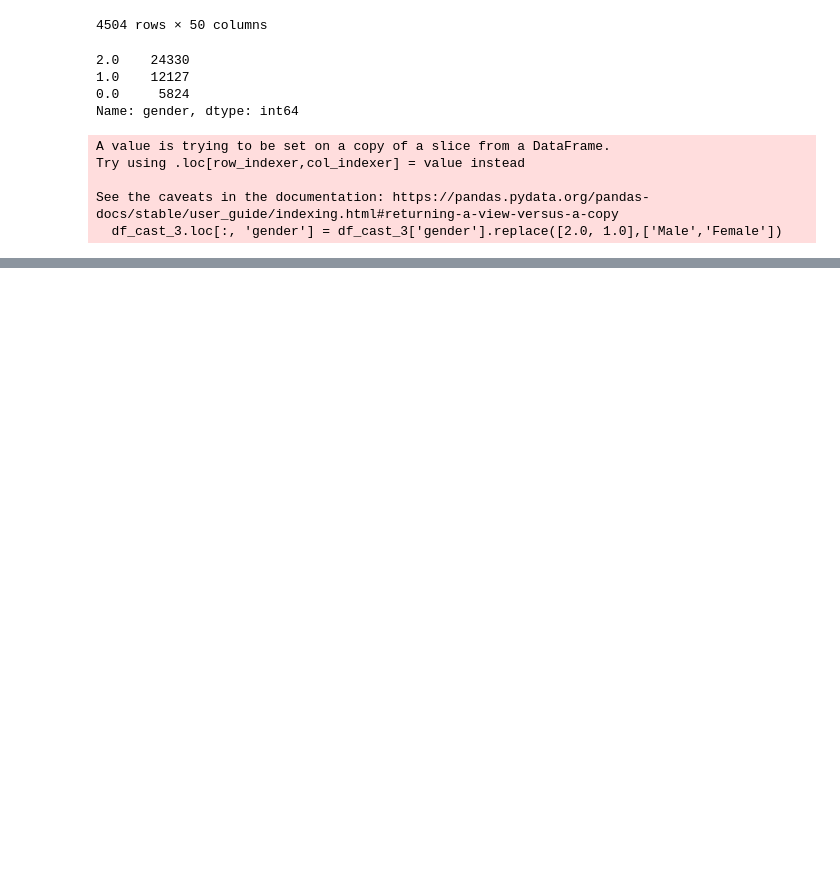
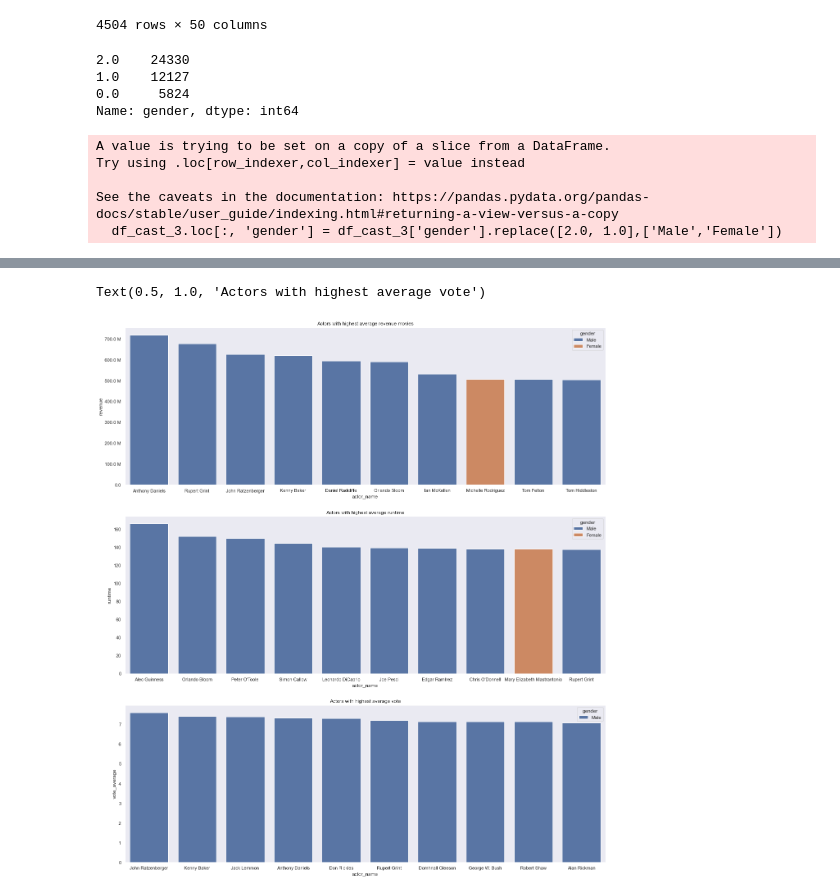
Before and after one commit to DanielHelps/TMDB-movies-analysis-and-predition, a Jupyter notebook: ratings.ipynb, the cells around one changed output, grey strips where cells are left out. Saved outputs shown, nothing was run; the diff lists cells and outputs as text; code cells hidden in the pictures; blank space fills up the shorter version.

```diff
--- a/ratings.ipynb
+++ b/ratings.ipynb
@@ -402,7 +404,7 @@ See the caveats in the documentation: https://pandas.pydata.org/pandas-docs/stab
   df_cast_3.loc[:, 'gender'] = df_cast_3['gender'].replace([2.0, 1.0],['Male','Female'])
 # %%
 cast_sum = df_cast_3.groupby(by='actor_name').agg({'revenue':'sum', 'gender':'first'})
-cast_avg = df_cast_3.groupby(by='actor_name').mean()
+cast_avg = df_cast_3.groupby(by='actor_name').agg({'revenue':'mean', 'runtime':'mean', 'vote_average':'mean','gender':'first'})
 # %%
 top_10_cast_sum = cast_sum.sort_values(by='revenue',ascending=False)[0:10]
 # %%
@@ -418,0 +434,21 @@ cast_avg
+# %%
+cast_avg_rev = cast_avg.sort_values(by='revenue',ascending=False)[0:10]
+cast_avg_runtime = cast_avg.sort_values(by='runtime',ascending=False)[0:10]
+cast_avg_vote = cast_avg.sort_values(by='vote_average',ascending=False)[0:10]
+
+fig, ax = plt.subplots(3,1, figsize=(21,24))
+
+sns.barplot(ax=ax[0], x=cast_avg_rev.index, y=cast_avg_rev['revenue'],hue=cast_avg_rev['gender'],dodge=False)
+ax[0].yaxis.set_major_formatter(fmt)
+ax[0].set_title('Actors with highest average revenue movies')
+
+sns.barplot(ax=ax[1], x=cast_avg_runtime.index, y=cast_avg_runtime['runtime'],hue=cast_avg_runtime['gender'],dodge=False)
+# ax[1].yaxis.set_major_formatter(fmt)
+ax[1].set_title('Actors with highest average runtime')
+
+sns.barplot(ax=ax[2], x=cast_avg_vote.index, y=cast_avg_vote['vote_average'],hue=cast_avg_vote['gender'],dodge=False)
+# ax[2].yaxis.set_major_formatter(fmt)
+ax[2].set_title('Actors with highest average vote')
+# %% [output]
+Text(0.5, 1.0, 'Actors with highest average vote')
+[figure, added]
```
Also changed, not shown: parts of 4 cells of this notebook.
